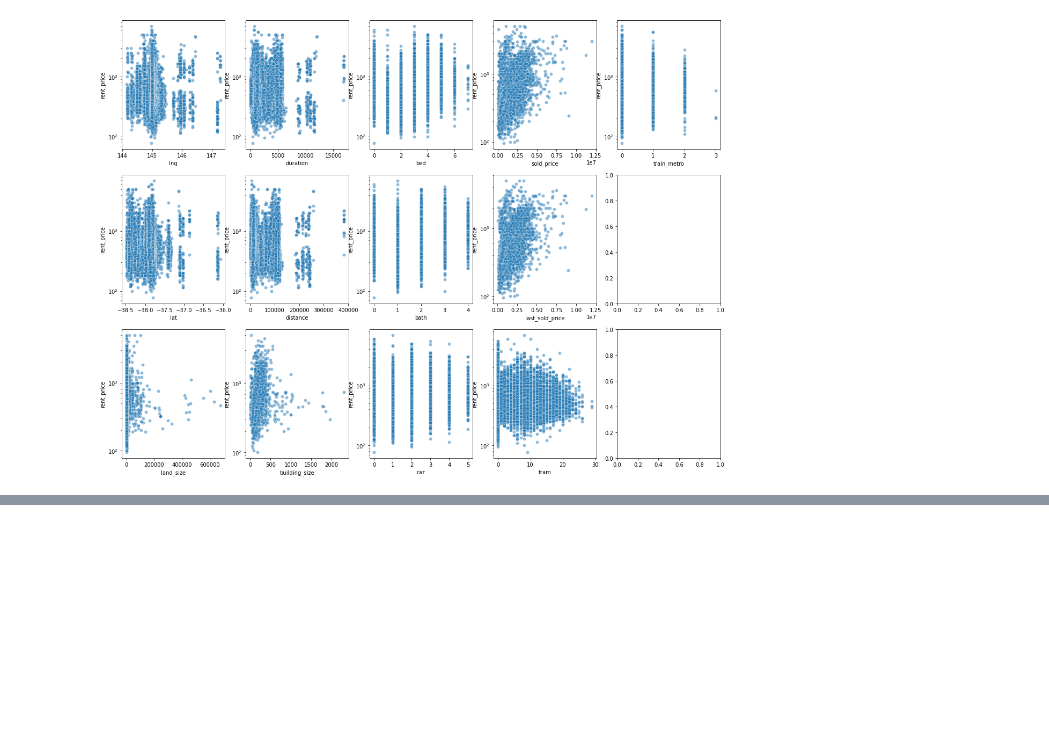
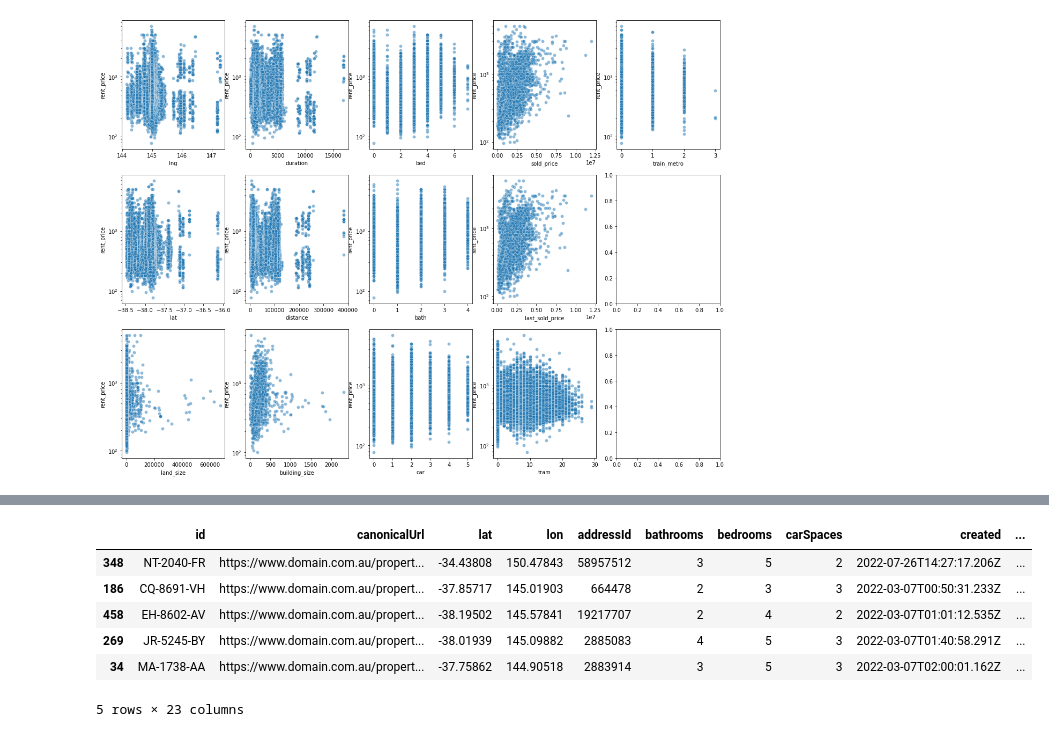
Before and after one commit to MAST30034-Applied-Data-Science/generic-real-estate-consulting-project-group-59, a Jupyter notebook: notebooks/Internal Features.ipynb, the cells around one changed output, grey strips where cells are left out. Saved outputs shown, nothing was run; the diff lists cells and outputs as text; code cells hidden in the pictures; blank space fills up the shorter version.

```diff
--- a/notebooks/Internal Features.ipynb
+++ b/notebooks/Internal Features.ipynb
@@ -251,0 +266,17 @@ fig.savefig("../plots/prop_rent_scatter.png")
+# %%
+
+# Get the number of special features
+propertyData["numSpecialFeatures"] = propertyData["numFeatures"].dropna()\
+    .apply(lambda s : len(s.split(" ")))
+
+propertyData = propertyData.sort_values(by = "numSpecialFeatures", ascending = False)
+
+propertyData.head()
+# %% [output]
+|  | id | canonicalUrl | lat | lon | addressId | bathrooms | bedrooms | carSpaces | created | ... |
+| 348 | NT-2040-FR | https://www.domain.com.au/propert... | -34.43808 | 150.47843 | 58957512 | 3 | 5 | 2 | 2022-07-26T14:27:17.206Z | ... |
+| 186 | CQ-8691-VH | https://www.domain.com.au/propert... | -37.85717 | 145.01903 | 664478 | 2 | 3 | 3 | 2022-03-07T00:50:31.233Z | ... |
+| 458 | EH-8602-AV | https://www.domain.com.au/propert... | -38.19502 | 145.57841 | 19217707 | 2 | 4 | 2 | 2022-03-07T01:01:12.535Z | ... |
+| 269 | JR-5245-BY | https://www.domain.com.au/propert... | -38.01939 | 145.09882 | 2885083 | 4 | 5 | 3 | 2022-03-07T01:40:58.291Z | ... |
+| 34 | MA-1738-AA | https://www.domain.com.au/propert... | -37.75862 | 144.90518 | 2883914 | 3 | 5 | 3 | 2022-03-07T02:00:01.162Z | ... |
+5 rows × 23 columns
```
Also changed, not shown: parts of 6 cells of this notebook, 4 other files.
